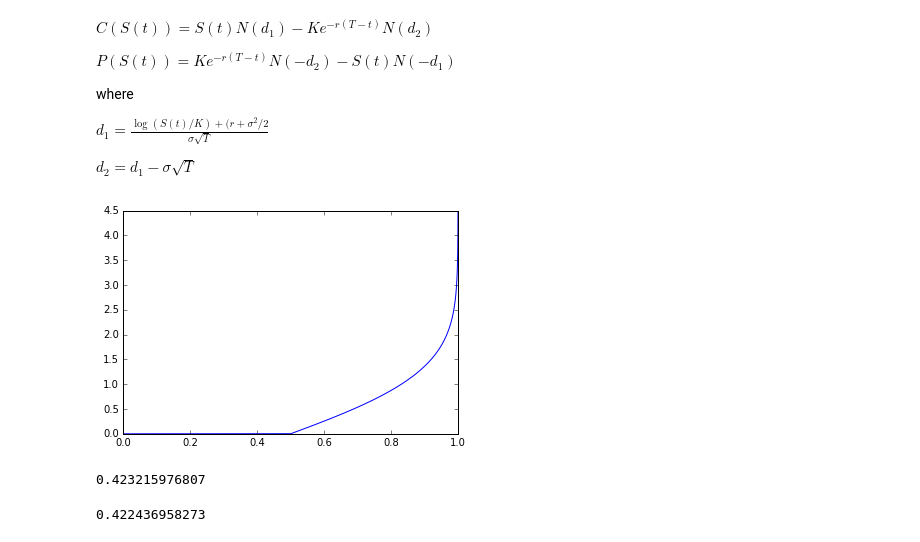
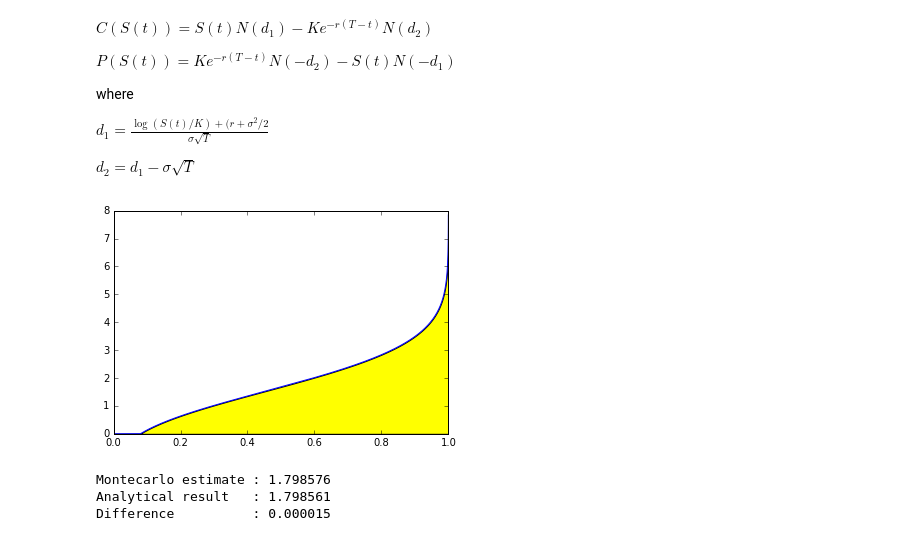
Before and after one commit to polyhedron-gdl/introduction-to-monte-carlo-for-finance, a Jupyter notebook: notebooks/n03_mcs.ipynb, the cells around one changed output. Drawn from its saved outputs; the diff is of its cells as text; code cells hidden in the pictures.

```diff
--- a/notebooks/n03_mcs.ipynb
+++ b/notebooks/n03_mcs.ipynb
@@ -80,27 +86,29 @@ def BlackSholes(CallPutFlag,S,X,T,r,v):
 # %%
-
-S0     = 10
-K      = 10
-r      = 0.02
+S0     = 10.5
+K      = 8.75
+r      = 0.005
 T      = 0.25
-sigma  = 0.2
-
+sigma  = 0.25
 
 u      = np.linspace(0, 1, 10000)
 f_u    = f(u,S0,K,r,sigma,T)
 
 pl.plot(u, f_u)
+pl.fill_between(u, f_u, facecolor='yellow', interpolate=True)
 pl.show()
 # %% [output]
-[figure, old version]
+[figure, new version]
-# %%
-print BlackSholes('c',S0,K,T,r,sigma)
-# %% [output]
-0.423215976807
-# %%
-u      = rand(1000000)
-f_u    = f(u,S0,K,r,sigma,T)
-
-print mean(f_u)
-# %% [output]
-0.422436958273
+# %%
+u      = rand(10000000)
+f_u    = f(u,S0,K,r,sigma,T)
+mc     = mean(f_u)
+bs     = BlackScholes(1,S0,K,r,sigma, T)
+delta  = abs(mc-bs)
+
+print 'Montecarlo estimate : %f'%mc
+print 'Analytical result   : %f'%bs
+print 'Difference          : %f'%delta
+# %% [output]
+Montecarlo estimate : 1.798576
+Analytical result   : 1.798561
+Difference          : 0.000015
```
Also changed, not shown: parts of 6 cells of this notebook, 1 other file.
